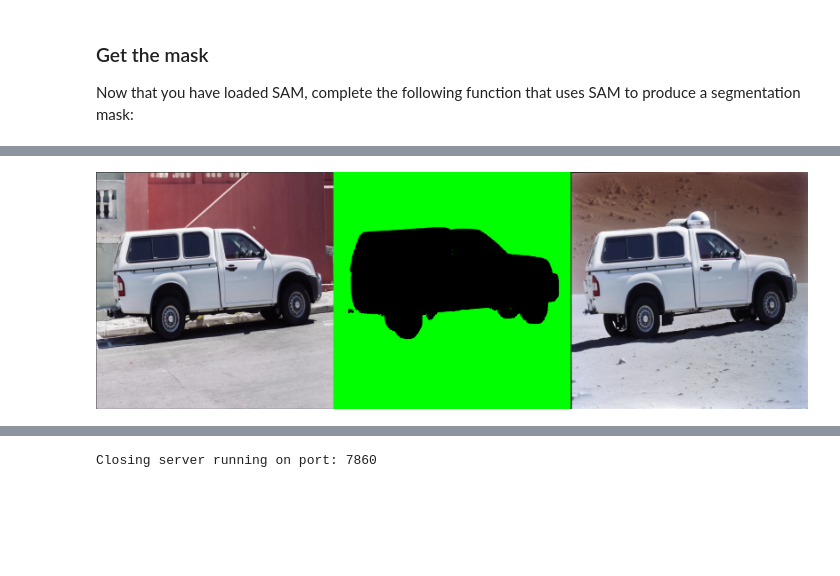
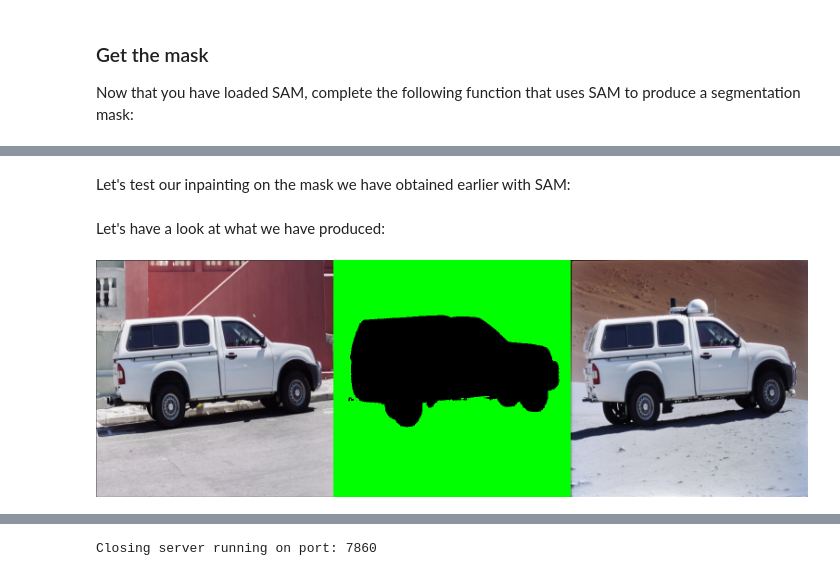
Before and after one commit to udacity/Computer-Vision-and-Generative-AI-Project, a Jupyter notebook: solution/solution.ipynb, the cells around one changed output, grey strips where cells are left out. Drawn from its saved outputs; the diff is of its cells as text; code cells hidden in the pictures; blank space fills up the shorter version.

```diff
--- a/solution/solution.ipynb
+++ b/solution/solution.ipynb
@@ -127,10 +133,10 @@ Let's see what happens in this cell:
 # %%
-raw_image = Image.open("car.png").convert("RGB").resize((1024, 1024))
+raw_image = Image.open("car.png").convert("RGB").resize((512, 512))
 
 # These are the coordinates of two points on the car
-input_points = [[[150 * 2, 170 * 2], [300 * 2, 250 * 2]]]
+input_points = [[[150, 170], [300, 250]]]
 
 mask = get_processed_inputs(raw_image, input_points)
 
-Image.fromarray(mask)
+Image.fromarray(mask).resize((128, 128))
 # %% [output]
@@ -163,6 +185,8 @@ def inpaint(raw_image, input_mask, prompt, negative_prompt=None, seed=74294536,
     ).images[0]
 
     return image
+# %% [markdown]
+Let's test our inpainting on the mask we have obtained earlier with SAM:
 # %%
 # prompt = "a car stuck in traffic in New York on a rainy day"
 # prompt = "a car driving on the beach in broad daylight"
@@ -170,8 +194,10 @@ prompt = "a car driving on the Mars. Studio lights, 1970s"
 negative_prompt = "artifacts, low quality, distortion"
 
 image = inpaint(raw_image, mask, prompt, negative_prompt)
+# %% [markdown]
+Let's have a look at what we have produced:
 # %%
-fig = make_image_grid([raw_image, Image.fromarray(mask), image], rows=1, cols=3)
+fig = make_image_grid([raw_image, Image.fromarray(mask), image.resize((512, 512))], rows=1, cols=3)
 fig
 # %% [output]
-[figure, old version]
+[figure, new version]
```
Also changed, not shown: parts of 11 cells of this notebook.
